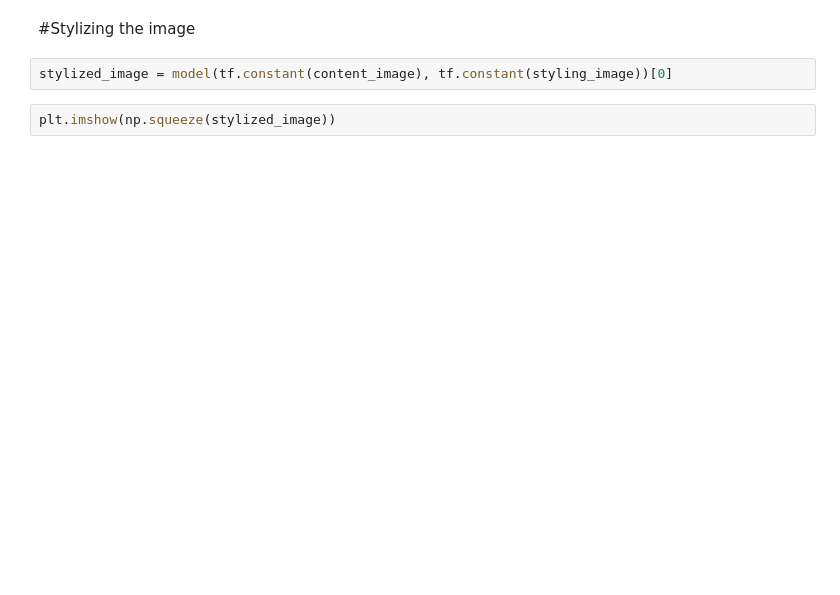
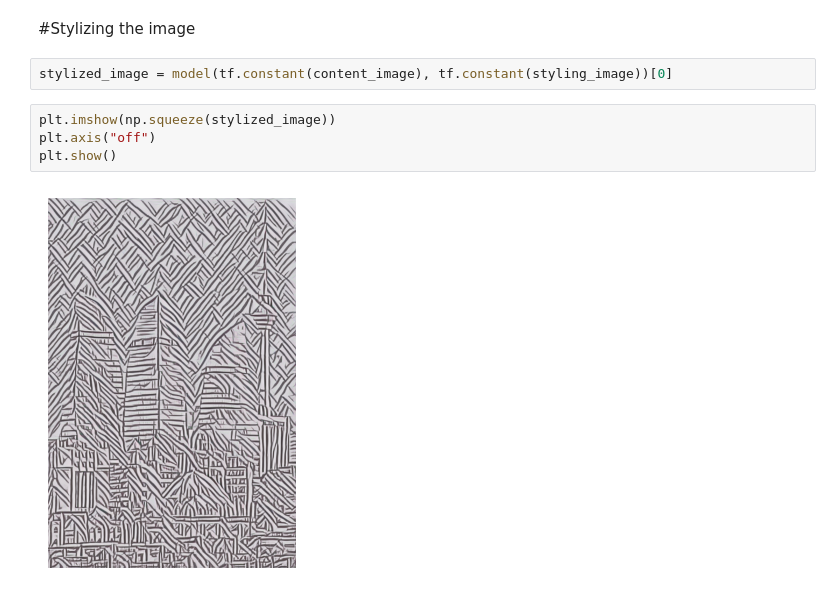
Before and after one commit to Nifdi01/style-transfer, a Jupyter notebook: Stylizer.ipynb, the cells around one changed output. Drawn from its saved outputs; the diff is of its cells as text; blank space fills up the shorter version.

```diff
--- a/Stylizer.ipynb
+++ b/Stylizer.ipynb
@@ -45,3 +52,7 @@ plt.imshow(np.squeeze(styling_image))
 stylized_image = model(tf.constant(content_image), tf.constant(styling_image))[0]
 # %%
 plt.imshow(np.squeeze(stylized_image))
+plt.axis("off")
+plt.show()
+# %% [output]
+[figure, added]
```
Also changed, not shown: parts of 4 cells of this notebook.
